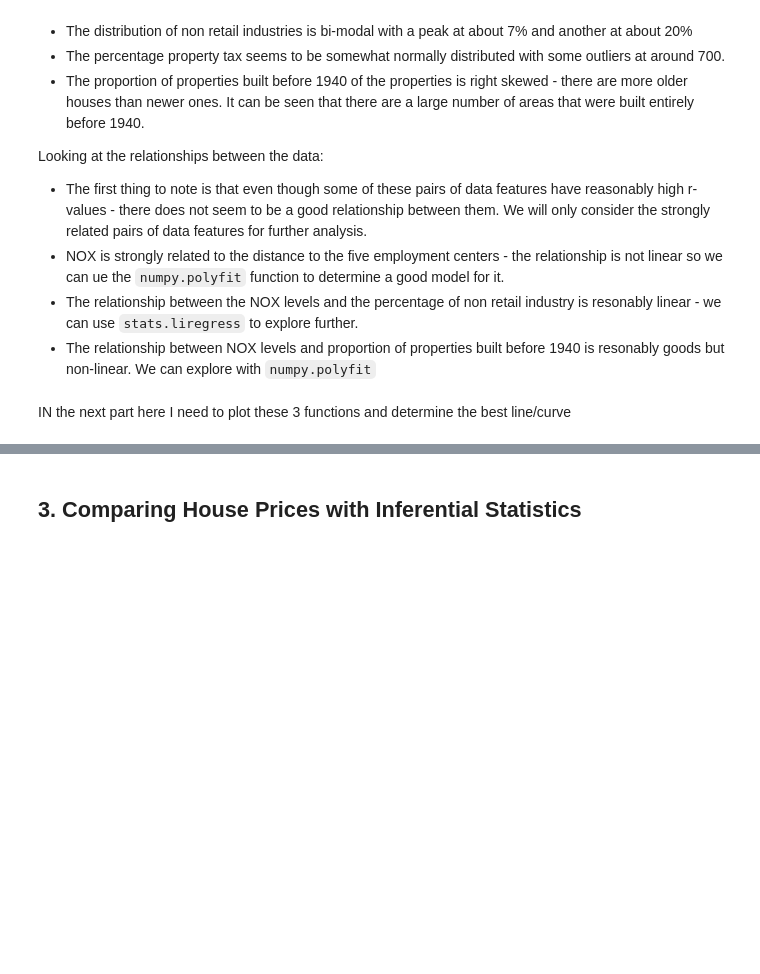
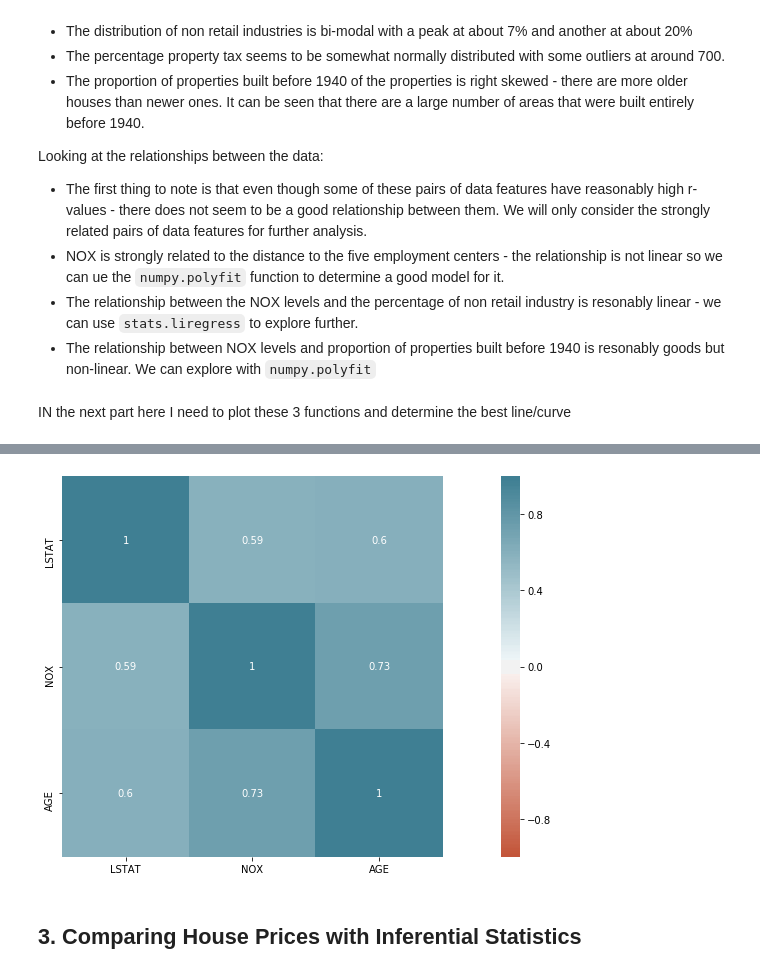
Before and after one commit to shkyler/gmit-mls-project, a Jupyter notebook: boston-housing.ipynb, the cells around one changed output, grey strips where cells are left out. Cells and saved outputs as stored; diff of their text form; code cells hidden in the pictures; blank space fills up the shorter version.

```diff
--- a/boston-housing.ipynb
+++ b/boston-housing.ipynb
@@ -471,3 +481,15 @@ plt.show()
+# %%
+# Create a new dataframe
+lstat_df = df[["LSTAT", "NOX", "AGE"]]
+
+# define the correlation matrix between the data columns in the set
+lstat_corr = lstat_df.corr()
+
+# heatmap - https://seaborn.pydata.org/generated/seaborn.heatmap.html
+sns.heatmap(lstat_corr, vmin=-1, vmax=1, center=0,cmap=sns.diverging_palette(20, 220, n=200), square=True, annot=True)
+plt.show()
+# %% [output]
+[figure, added]
 # %% [markdown]
 ## 3. Comparing House Prices with Inferential Statistics
 # %%
```
Also changed, not shown: parts of 4 cells of this notebook.
